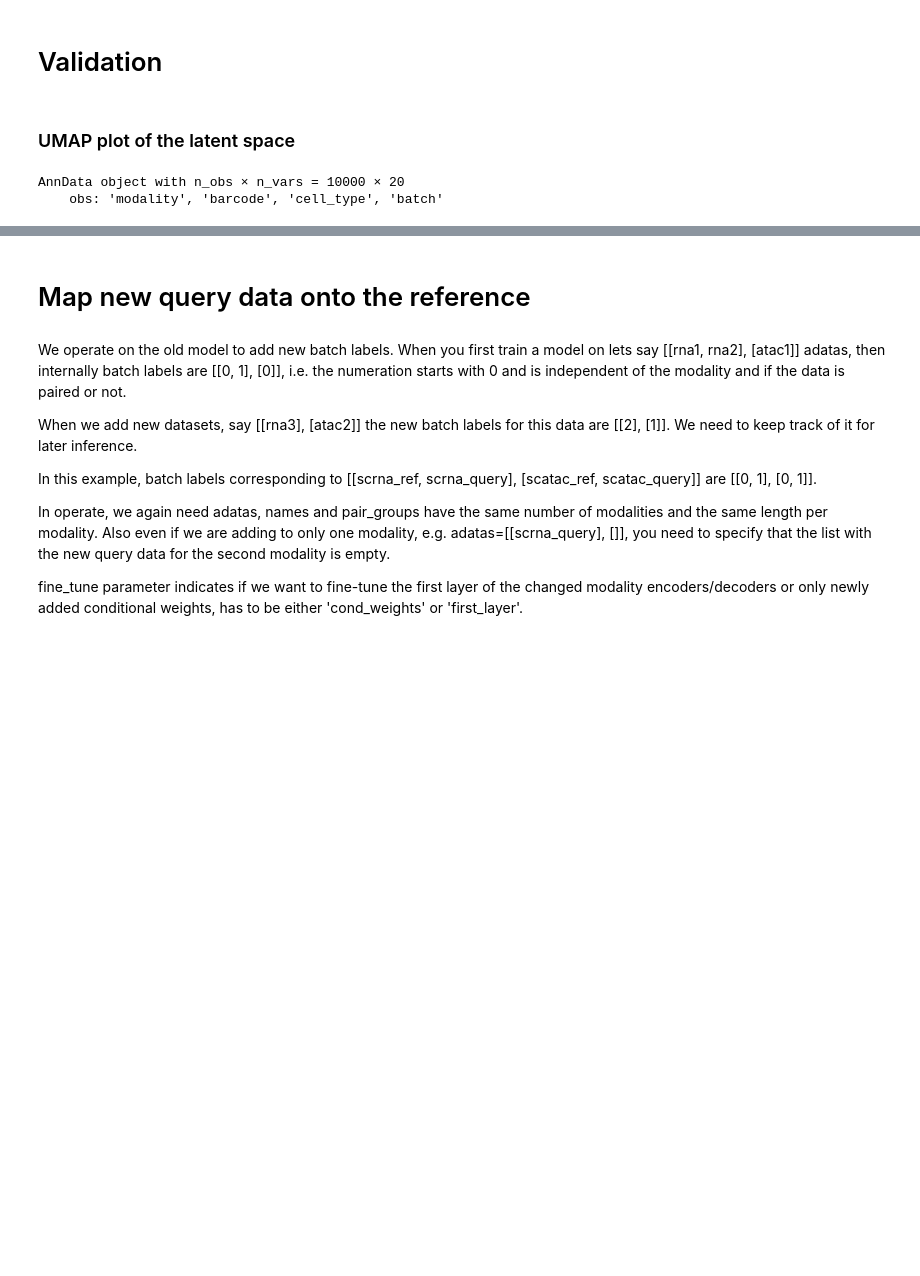
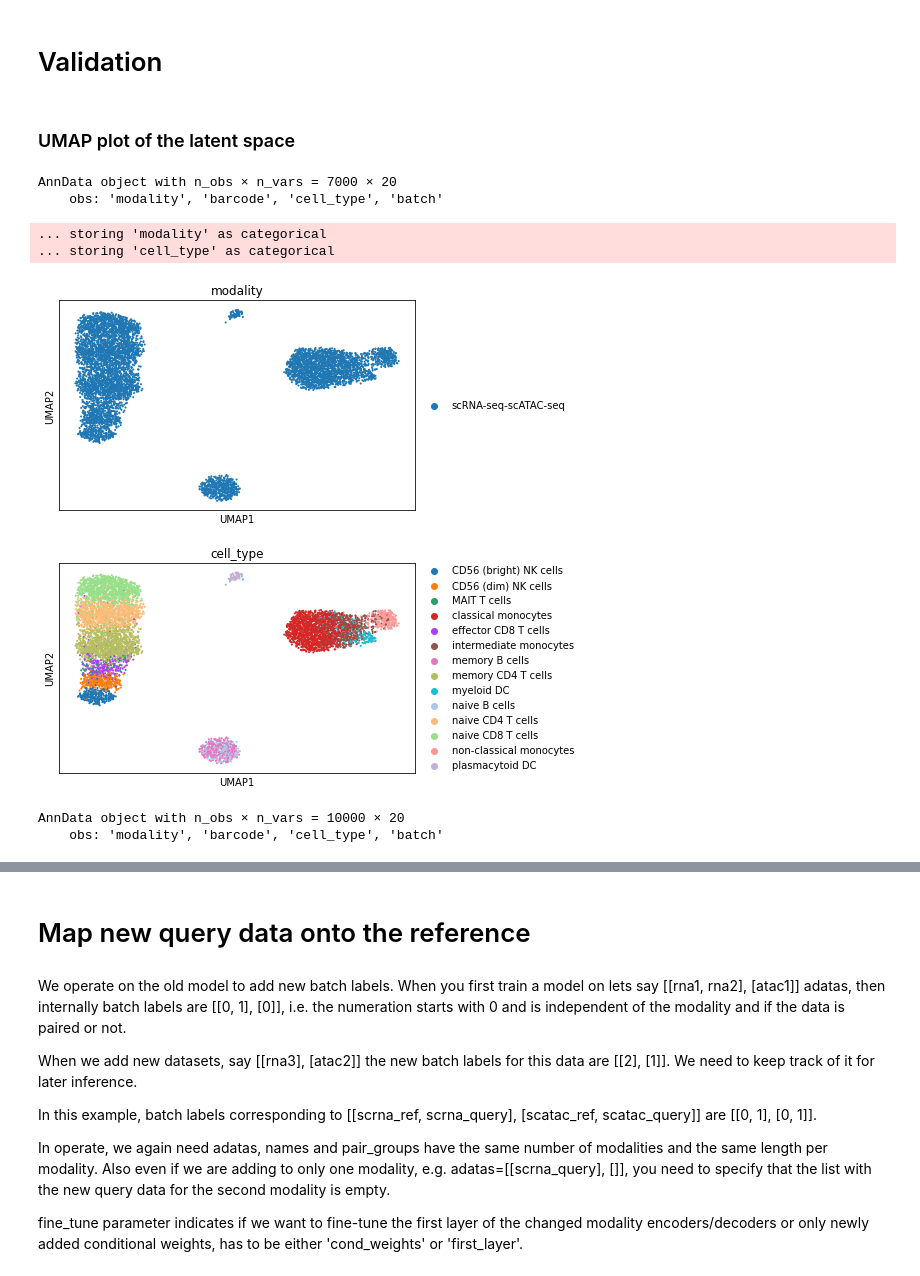
Before and after one commit to theislab/multimil, a Jupyter notebook: example/query_to_ref_example.ipynb, the cells around one changed output, grey strips where cells are left out. Drawn from its saved outputs; the diff is of its cells as text; code cells hidden in the pictures; blank space fills up the shorter version.

```diff
--- a/example/query_to_ref_example.ipynb
+++ b/example/query_to_ref_example.ipynb
@@ -164,12 +158,12 @@ plt.legend();
 ### UMAP plot of the latent space
 # %%
 z = model.predict(
-    adatas=[[scrna], [scatac]],
+    adatas=[[scrna_ref], [scatac_ref]],
     names=[['scRNA-seq'], ['scATAC-seq']],
     pair_groups=[[0], [0]], # can be different from above, just need to be the same
     batch_size=64,
 )
 z
 # %% [output]
-AnnData object with n_obs × n_vars = 10000 × 20
+AnnData object with n_obs × n_vars = 7000 × 20
     obs: 'modality', 'barcode', 'cell_type', 'batch'
@@ -176,3 +173,21 @@ AnnData object with n_obs × n_vars = 10000 × 20
+# %%
+sc.pl.umap(z, color=['modality', 'cell_type'], ncols=1)
+# %% [output]
+... storing 'modality' as categorical
+... storing 'cell_type' as categorical
+[figure, added]
+# %%
+z = model.predict(
+    adatas=[[scrna_ref, scrna_query], [scatac_ref, scatac_query]],
+    names=[['scRNA-seq-ref', 'scRNA-seq-query'], ['scATAC-seq-ref', 'scATAC-seq-query']],
+    pair_groups=[[0, 1], [0, 1]], # can be different from above, just need to be the same per pair
+    batch_labels=[[0, 0], [0, 0]],
+    batch_size=64,
+)
+z
+# %% [output]
+AnnData object with n_obs × n_vars = 10000 × 20
+    obs: 'modality', 'barcode', 'cell_type', 'batch'
 # %%
 sc.pp.neighbors(z)
 sc.tl.umap(z)
```
Also changed, not shown: parts of 9 cells of this notebook.
